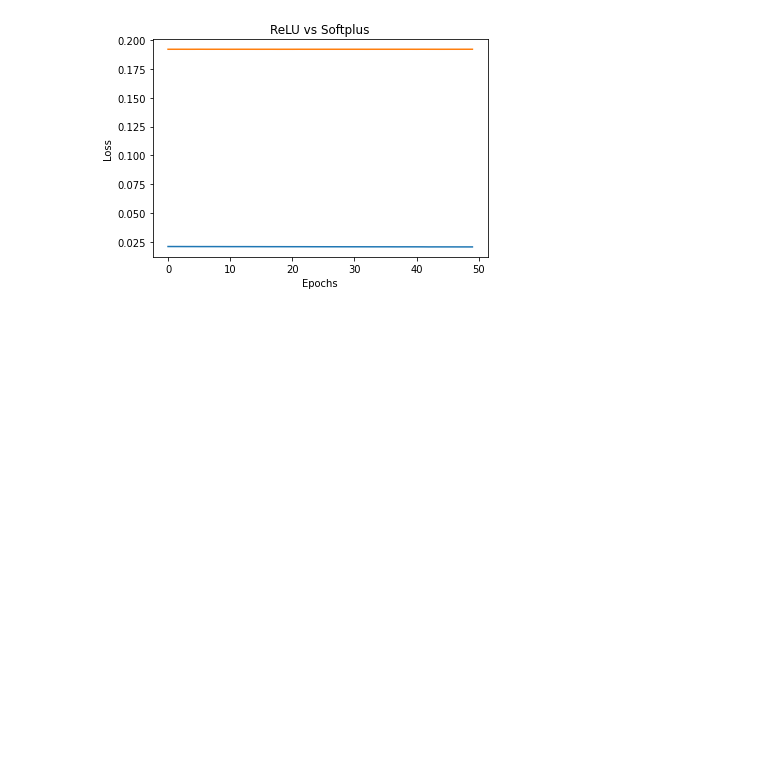
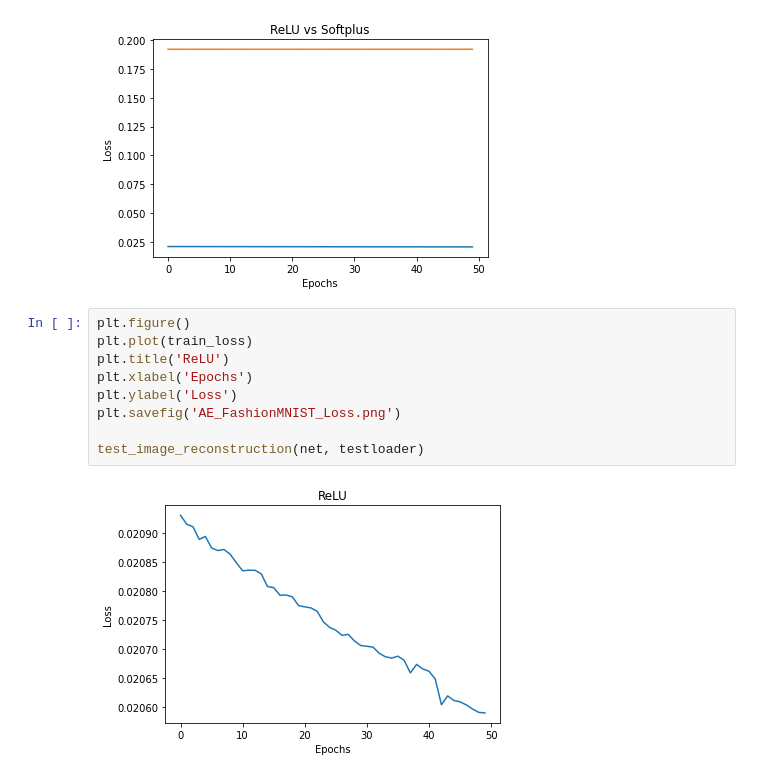
Before and after one commit to SantiB17/AE-Experimentation, a Jupyter notebook: Autoencoder_Intro.ipynb, the cells around one changed output. Drawn from its saved outputs; the diff is of its cells as text; blank space fills up the shorter version.

Commit message:
Loss plots for ReLu and Leaky ReLu are plotted separately

```diff
--- a/Autoencoder_Intro.ipynb
+++ b/Autoencoder_Intro.ipynb
@@ -213,3 +213,14 @@ plt.savefig('AE_FashionMNIST_Loss.png')
 test_image_reconstruction(net, testloader)
 # %% [output]
 [figure]
+# %%
+plt.figure()
+plt.plot(train_loss)
+plt.title('ReLU')
+plt.xlabel('Epochs')
+plt.ylabel('Loss')
+plt.savefig('AE_FashionMNIST_Loss.png')
+
+test_image_reconstruction(net, testloader)
+# %% [output]
+[figure, added]
```
Also changed, not shown: parts of 1 cell of this notebook.
